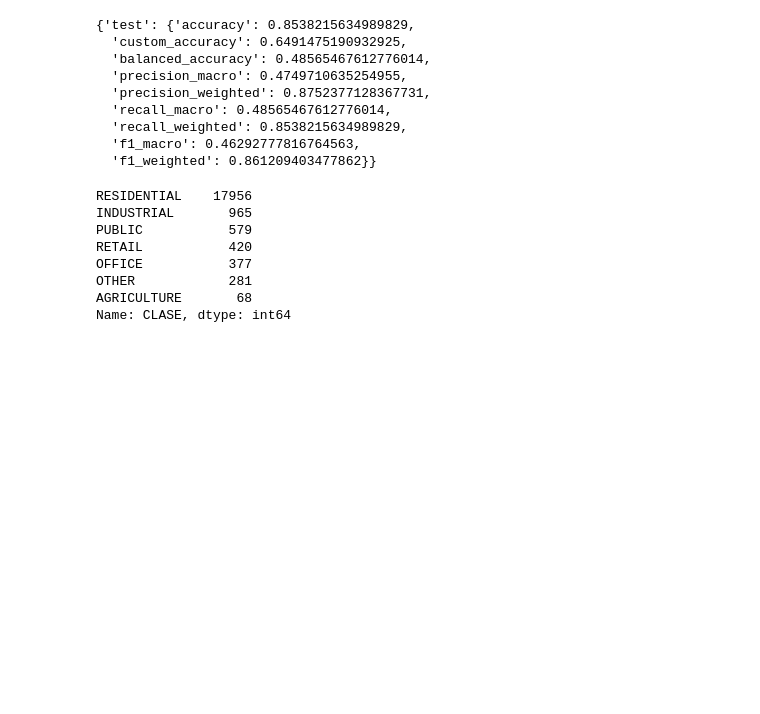
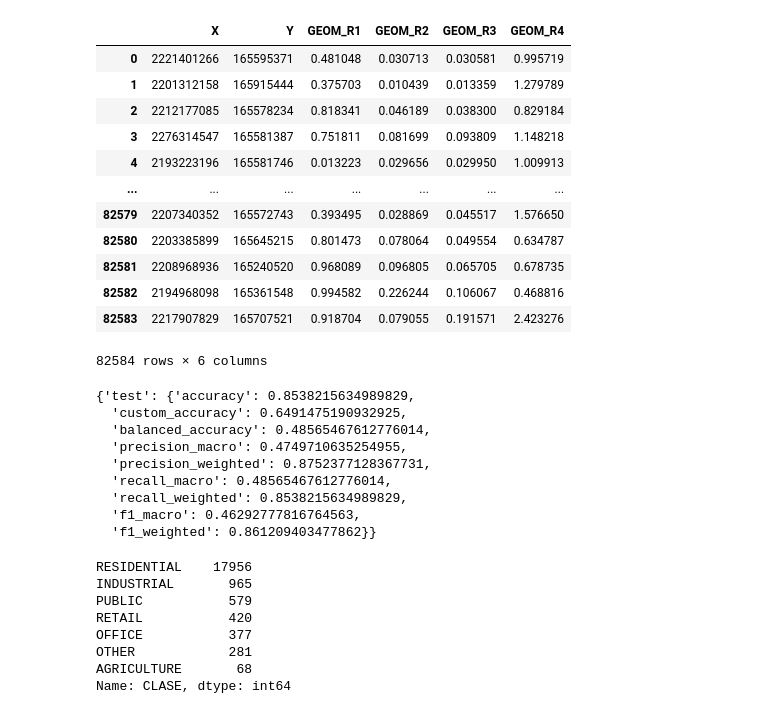
Before and after one commit to santimaldonado2/datathon, a Jupyter notebook: notebooks/Untitled1.ipynb, the cells around one changed output. Drawn from its saved outputs; the diff is of its cells as text; code cells hidden in the pictures; blank space fills up the shorter version.

```diff
--- a/notebooks/Untitled1.ipynb
+++ b/notebooks/Untitled1.ipynb
@@ -19,6 +19,23 @@ import math
 df = pd.read_csv(os.path.join('../data/processed', 'train_data_imbalanced.csv'))
 df_train2 = pd.read_csv(os.path.join('../data/processed', 'train_data_imbalanced.csv'))
 df_test2 = pd.read_csv(os.path.join('../data/processed', 'test_data_imbalanced.csv'))
+# %%
+df_train2[['X', 'Y', 'GEOM_R1', 'GEOM_R2', 'GEOM_R3',
+       'GEOM_R4']]
+# %% [output]
+|  | X | Y | GEOM_R1 | GEOM_R2 | GEOM_R3 | GEOM_R4 |
+| 0 | 2221401266 | 165595371 | 0.481048 | 0.030713 | 0.030581 | 0.995719 |
+| 1 | 2201312158 | 165915444 | 0.375703 | 0.010439 | 0.013359 | 1.279789 |
+| 2 | 2212177085 | 165578234 | 0.818341 | 0.046189 | 0.038300 | 0.829184 |
+| 3 | 2276314547 | 165581387 | 0.751811 | 0.081699 | 0.093809 | 1.148218 |
+| 4 | 2193223196 | 165581746 | 0.013223 | 0.029656 | 0.029950 | 1.009913 |
+| ... | ... | ... | ... | ... | ... | ... |
+| 82579 | 2207340352 | 165572743 | 0.393495 | 0.028869 | 0.045517 | 1.576650 |
+| 82580 | 2203385899 | 165645215 | 0.801473 | 0.078064 | 0.049554 | 0.634787 |
+| 82581 | 2208968936 | 165240520 | 0.968089 | 0.096805 | 0.065705 | 0.678735 |
+| 82582 | 2194968098 | 165361548 | 0.994582 | 0.226244 | 0.106067 | 0.468816 |
+| 82583 | 2217907829 | 165707521 | 0.918704 | 0.079055 | 0.191571 | 2.423276 |
+82584 rows × 6 columns
 # %%
 classifier2 = SoilClassifier()
 classifier2.load('../src/experiments/results/imbalanced_1_gradient_boosting_500_9000_scaled.pkl')
```
Also changed, not shown: 8 other files.
